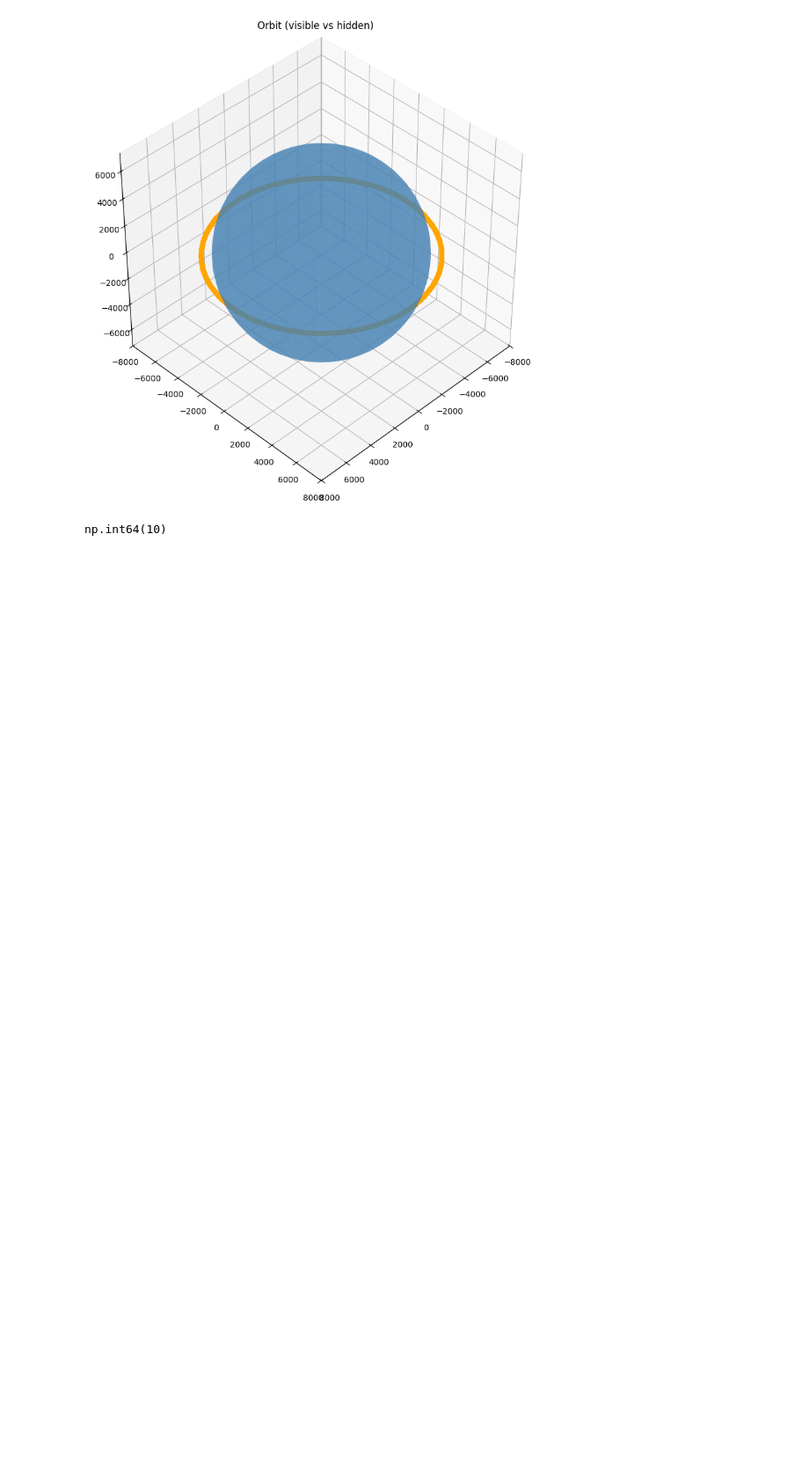
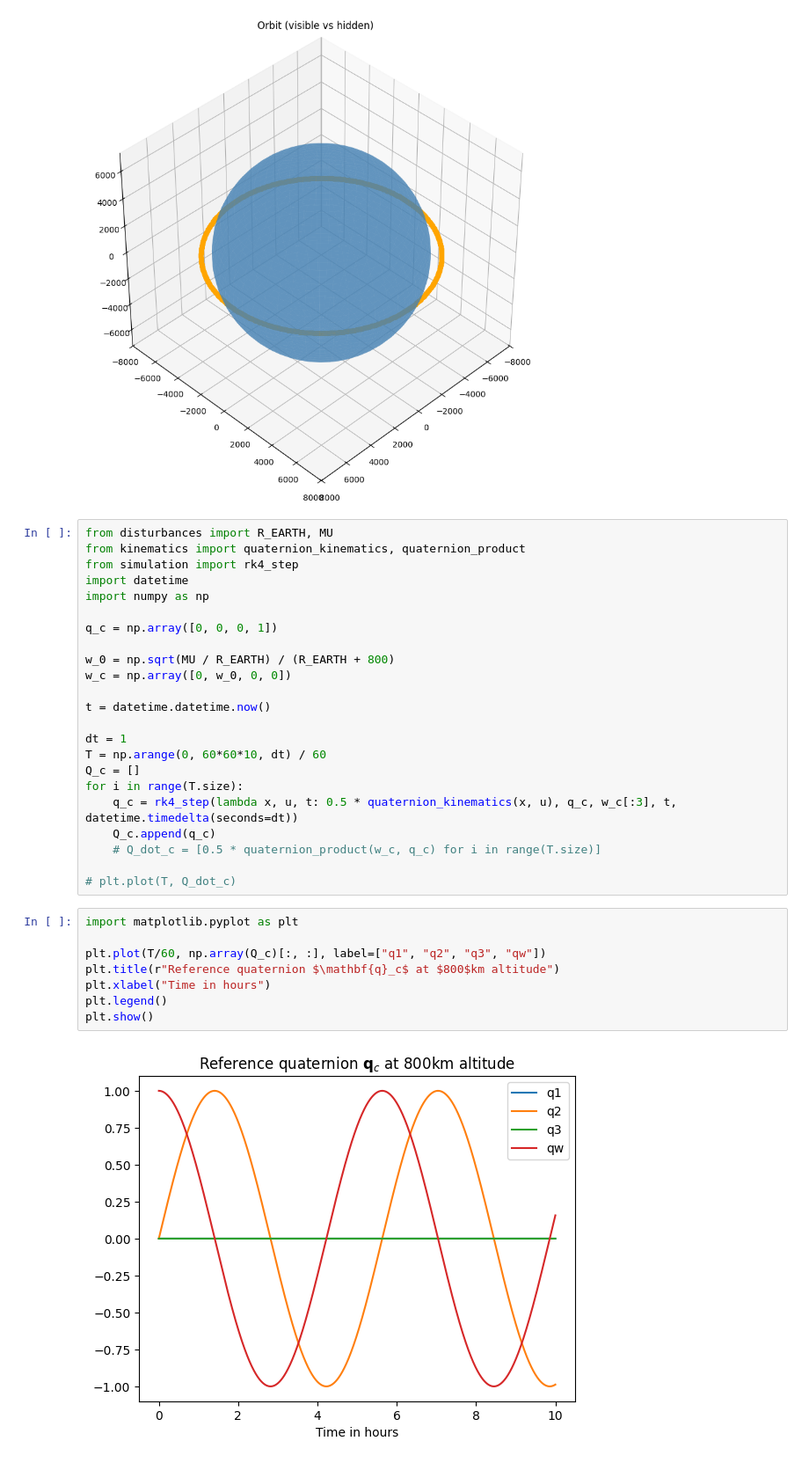
Before and after one commit to maxi-fr/adaptive-satellite-control, a Jupyter notebook: random_stuff.ipynb, the cells around one changed output. Shown: that part at 88% size. Saved outputs shown, nothing was run; the diff lists cells and outputs as text; blank space fills up the shorter version.

```diff
--- a/random_stuff.ipynb
+++ b/random_stuff.ipynb
@@ -274,5 +274,35 @@ plt.show()
 # %% [output]
 [figure]
 # %%
+from disturbances import R_EARTH, MU
+from kinematics import quaternion_kinematics, quaternion_product
+from simulation import rk4_step
+import datetime
+import numpy as np
+
+q_c = np.array([0, 0, 0, 1])
+
+w_0 = np.sqrt(MU / R_EARTH) / (R_EARTH + 800)
+w_c = np.array([0, w_0, 0, 0])
+
+t = datetime.datetime.now()
+
+dt = 1
+T = np.arange(0, 60*60*10, dt) / 60
+Q_c = []
+for i in range(T.size):
+    q_c = rk4_step(lambda x, u, t: 0.5 * quaternion_kinematics(x, u), q_c, w_c[:3], t, datetime.timedelta(seconds=dt))
+    Q_c.append(q_c)
+    # Q_dot_c = [0.5 * quaternion_product(w_c, q_c) for i in range(T.size)]
+
+# plt.plot(T, Q_dot_c)
-# %% [output]
-np.int64(10)
+# %%
+import matplotlib.pyplot as plt
+
+plt.plot(T/60, np.array(Q_c)[:, :], label=["q1", "q2", "q3", "qw"])
+plt.title(r"Reference quaternion $\mathbf{q}_c$ at $800$km altitude")
+plt.xlabel("Time in hours")
+plt.legend()
+plt.show()
+# %% [output]
+[figure, added]
```
Also changed, not shown: 3 other files.
